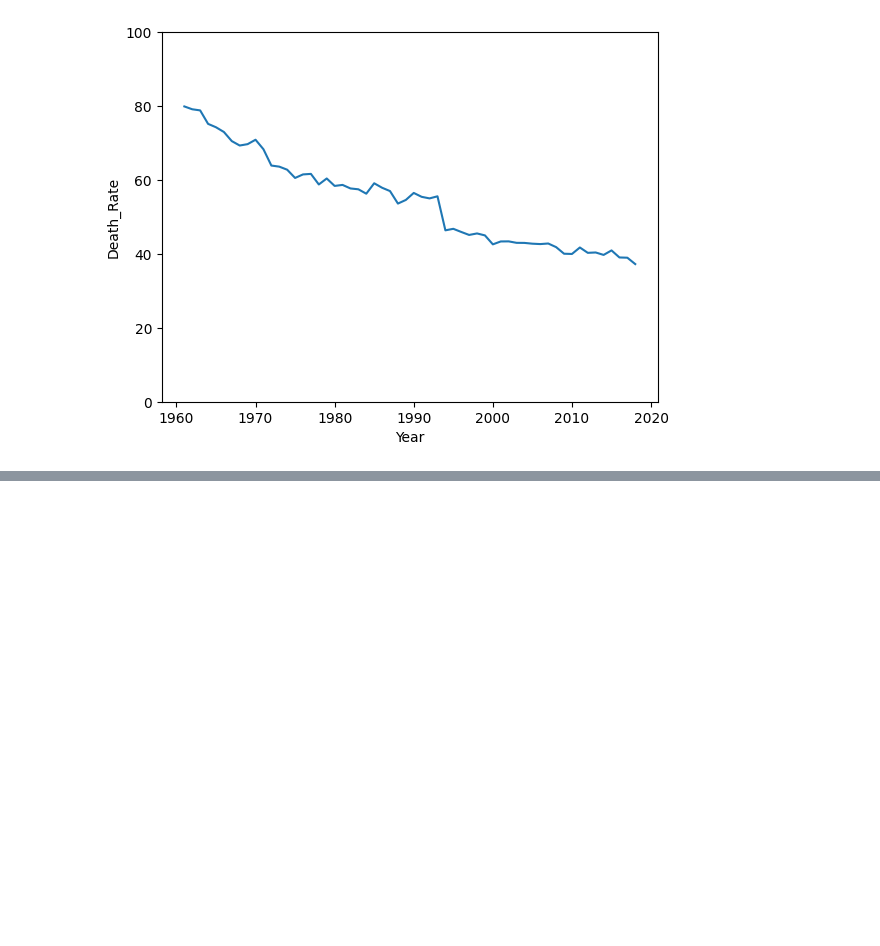
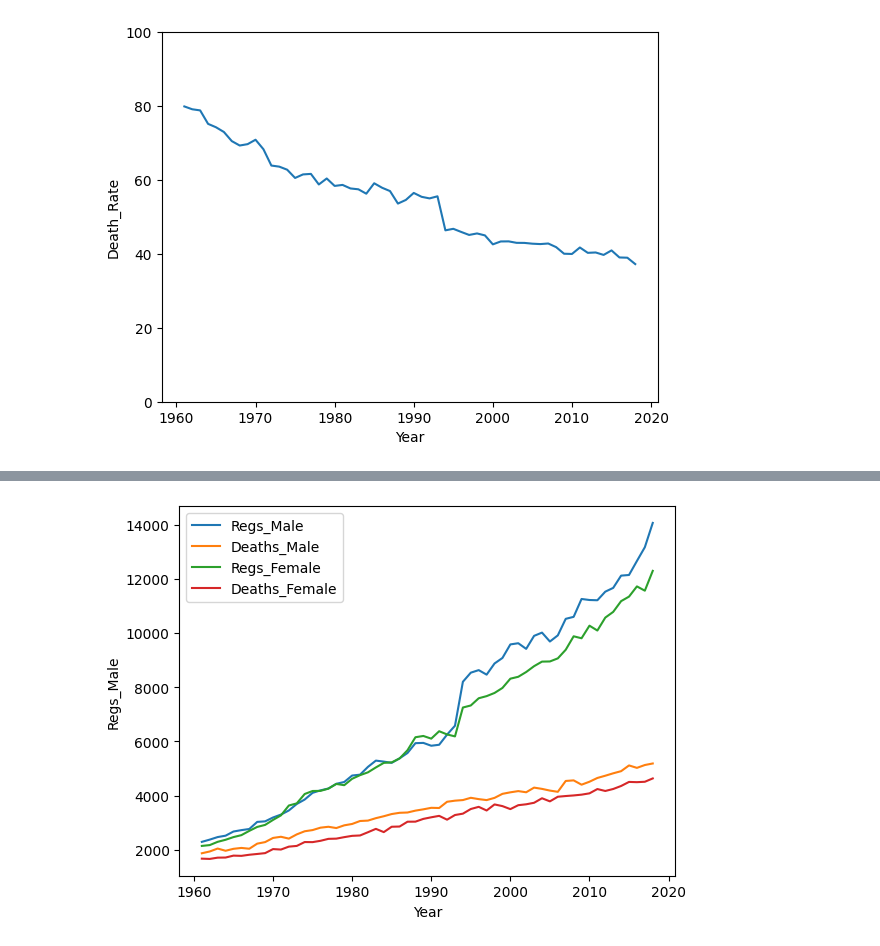
Before and after one commit to AzalizaLey/Analytics_Projects, a Jupyter notebook: ExploringNZData/Cancer.ipynb, the cells around one changed output, grey strips where cells are left out. Cells and saved outputs as stored; diff of their text form; code cells hidden in the pictures; blank space fills up the shorter version.

Commit message:
Continued updates to Cancer analysis

```diff
--- a/ExploringNZData/Cancer.ipynb
+++ b/ExploringNZData/Cancer.ipynb
@@ -167,0 +148,14 @@ plt.show()
+# %%
+to_add = Deaths_Male.loc[:, ['Year', 'All cancers (C00–C96, D45–D47)']]
+to_add = to_add.rename(columns={'All cancers (C00–C96, D45–D47)': 'Deaths_Male'})
+deathsF = Deaths_Female.loc[:, ['Year', 'All cancers (C00–C96, D45–D47)']]
+deathsF = deathsF.rename(columns={'All cancers (C00–C96, D45–D47)': 'Deaths_Female'})
+deathsF = deathsF.drop(['Year'], axis = 1)
+regsM = Regs_Male.loc[:, ['Year','All cancers (C00–C96, D45–D47)']]
+regsM = regsM.rename(columns={'All cancers (C00–C96, D45–D47)': 'Regs_Male'})
+regsM = regsM.drop(['Year'], axis = 1)
+regsF = Regs_Female.loc[:, ['All cancers (C00–C96, D45–D47)']]
+to_add = pd.concat([to_add, deathsF, regsM, regsF], axis=1)
+to_add = Select_Period(to_add, min_year, max_year)
+to_add = to_add.drop(['Year'], axis = 1)
+to_add = to_add.rename(columns={'All cancers (C00–C96, D45–D47)': 'Regs_Female'})
@@ -167,0 +171,2 @@ plt.show()
+# %%
+compdf2 = pd.concat([compdf2, to_add], axis=1)
@@ -167,0 +182,12 @@ plt.show()
+# %%
+compdf2['Male_Death_Rate'] = compdf2['Deaths_Male'] / compdf2['Regs_Male'] * 100
+compdf2['Female_Death_Rate'] = compdf2['Deaths_Female'] / compdf2['Regs_Female'] * 100
+# %%
+sns.lineplot(data=compdf2, x='Year', y='Regs_Male', label = 'Regs_Male')
+sns.lineplot(data=compdf2, x='Year', y='Deaths_Male', label = 'Deaths_Male')
+sns.lineplot(data=compdf2, x='Year', y='Regs_Female', label = 'Regs_Female')
+sns.lineplot(data=compdf2, x='Year', y='Deaths_Female', label = 'Deaths_Female')
+plt.legend()
+plt.show()
+# %% [output]
+[figure, added]
```
Also changed, not shown: parts of 16 cells of this notebook.
